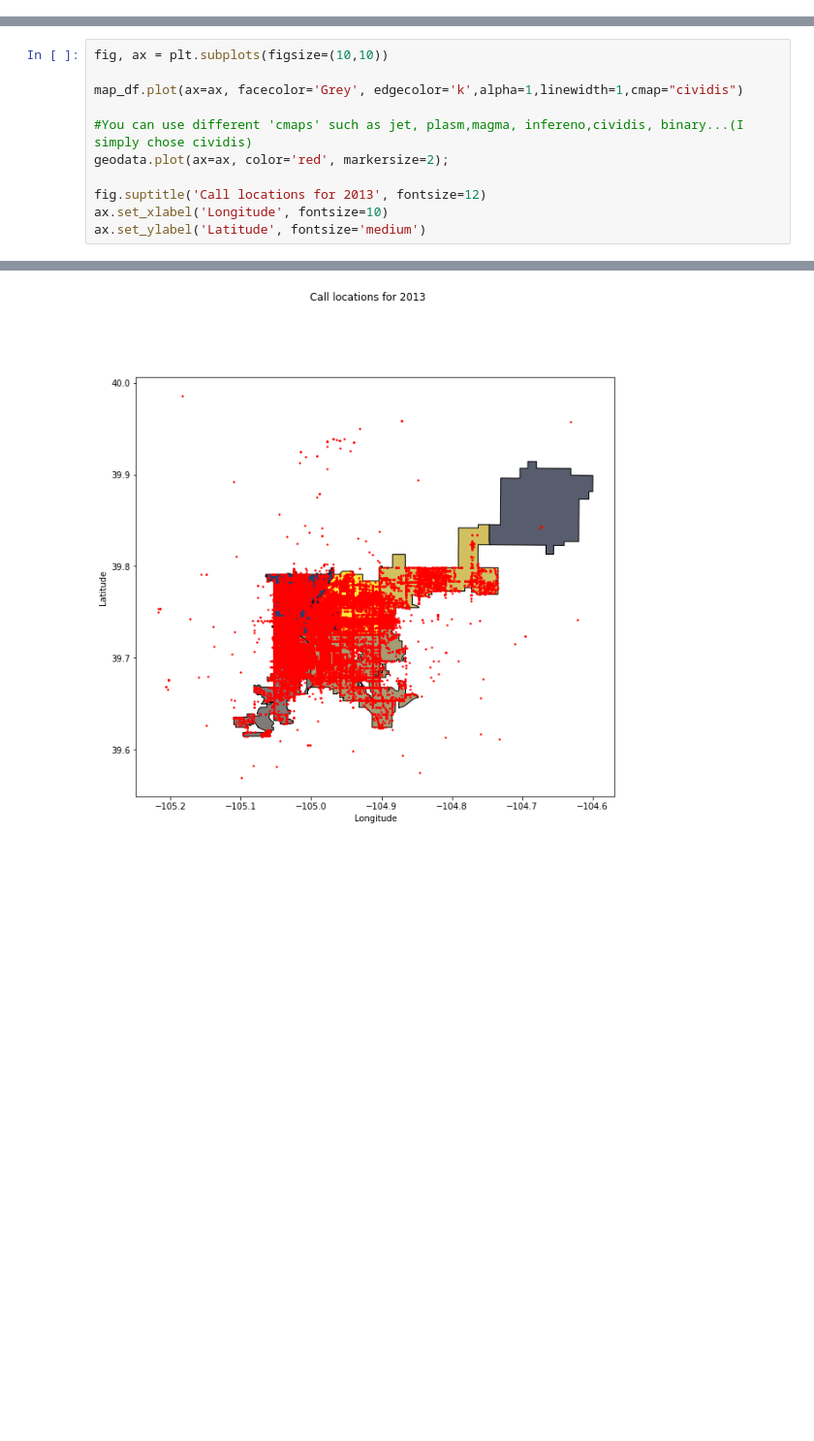
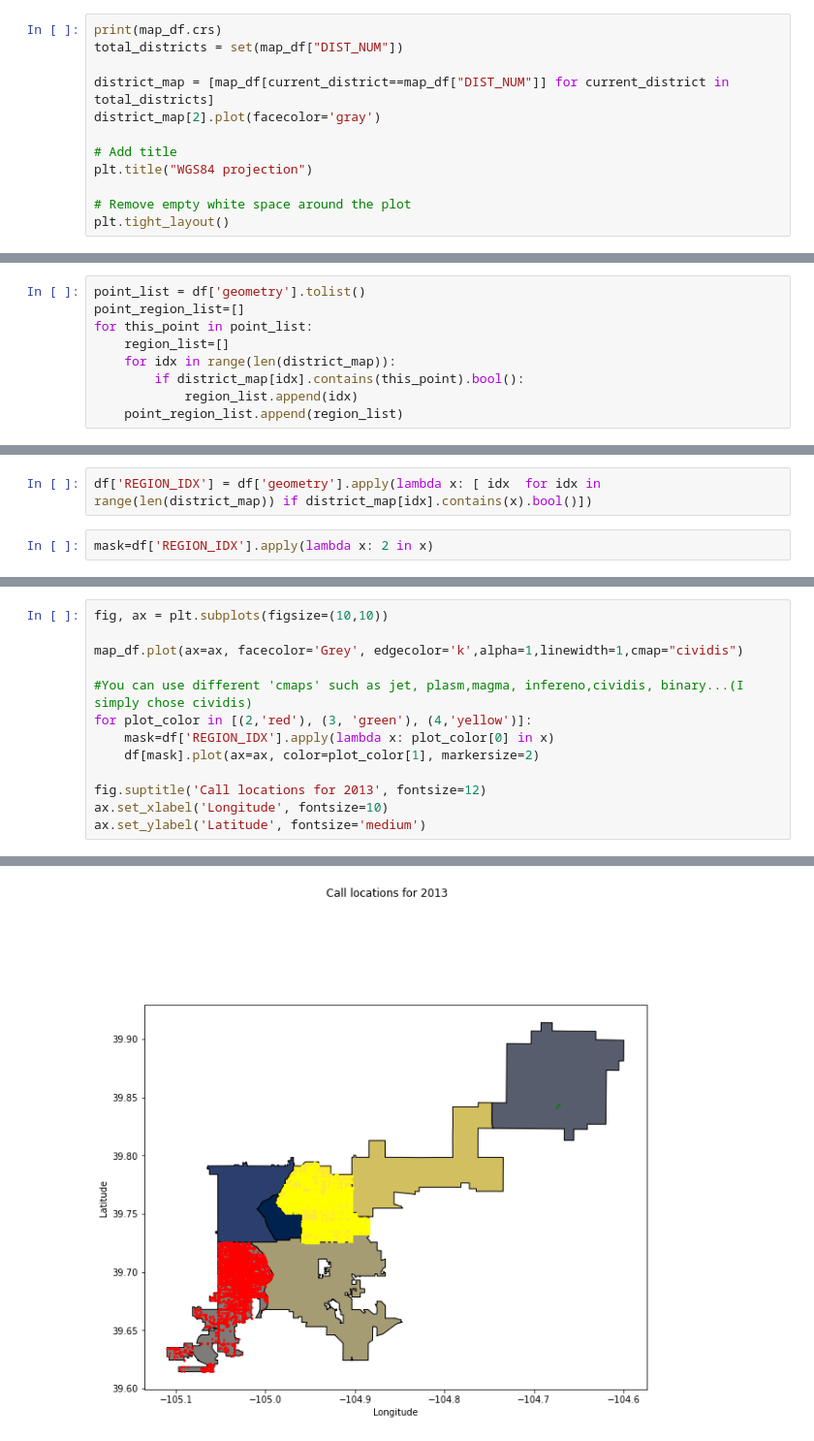
Before and after one commit to openpolicedata/openpolicedata, a Jupyter notebook: notebooks/ex_plotting_data.ipynb, the cells around one changed output, grey strips where cells are left out. Shown at 97% size. Saved outputs shown, nothing was run; the diff lists cells and outputs as text; blank space fills up the shorter version.

```diff
--- a/notebooks/ex_plotting_data.ipynb
+++ b/notebooks/ex_plotting_data.ipynb
@@ -84,0 +88,12 @@ geodata.plot()
+# %%
+print(map_df.crs)
+total_districts = set(map_df["DIST_NUM"])
+
+district_map = [map_df[current_district==map_df["DIST_NUM"]] for current_district in total_districts]
+district_map[2].plot(facecolor='gray')
+
+# Add title
+plt.title("WGS84 projection")
+
+# Remove empty white space around the plot
+plt.tight_layout()
@@ -84,0 +144,9 @@ geodata.plot()
+# %%
+point_list = df['geometry'].tolist()
+point_region_list=[]
+for this_point in point_list:
+    region_list=[]
+    for idx in range(len(district_map)):
+        if district_map[idx].contains(this_point).bool():
+            region_list.append(idx)
+    point_region_list.append(region_list)
@@ -84,0 +173,4 @@ geodata.plot()
+# %%
+df['REGION_IDX'] = df['geometry'].apply(lambda x: [ idx  for idx in range(len(district_map)) if district_map[idx].contains(x).bool()])
+# %%
+mask=df['REGION_IDX'].apply(lambda x: 2 in x)
@@ -88,7 +182,9 @@ fig, ax = plt.subplots(figsize=(10,10))
 map_df.plot(ax=ax, facecolor='Grey', edgecolor='k',alpha=1,linewidth=1,cmap="cividis")
 
 #You can use different 'cmaps' such as jet, plasm,magma, infereno,cividis, binary...(I simply chose cividis)
-geodata.plot(ax=ax, color='red', markersize=2);
+for plot_color in [(2,'red'), (3, 'green'), (4,'yellow')]:
+    mask=df['REGION_IDX'].apply(lambda x: plot_color[0] in x)
+    df[mask].plot(ax=ax, color=plot_color[1], markersize=2)
 
 fig.suptitle('Call locations for 2013', fontsize=12)
 ax.set_xlabel('Longitude', fontsize=10)
@@ -98 +194 @@ Text(56.75, 0.5, 'Latitude')
-[figure, old version]
+[figure, new version]
```
Also changed, not shown: parts of 25 cells of this notebook, 3 other files.
